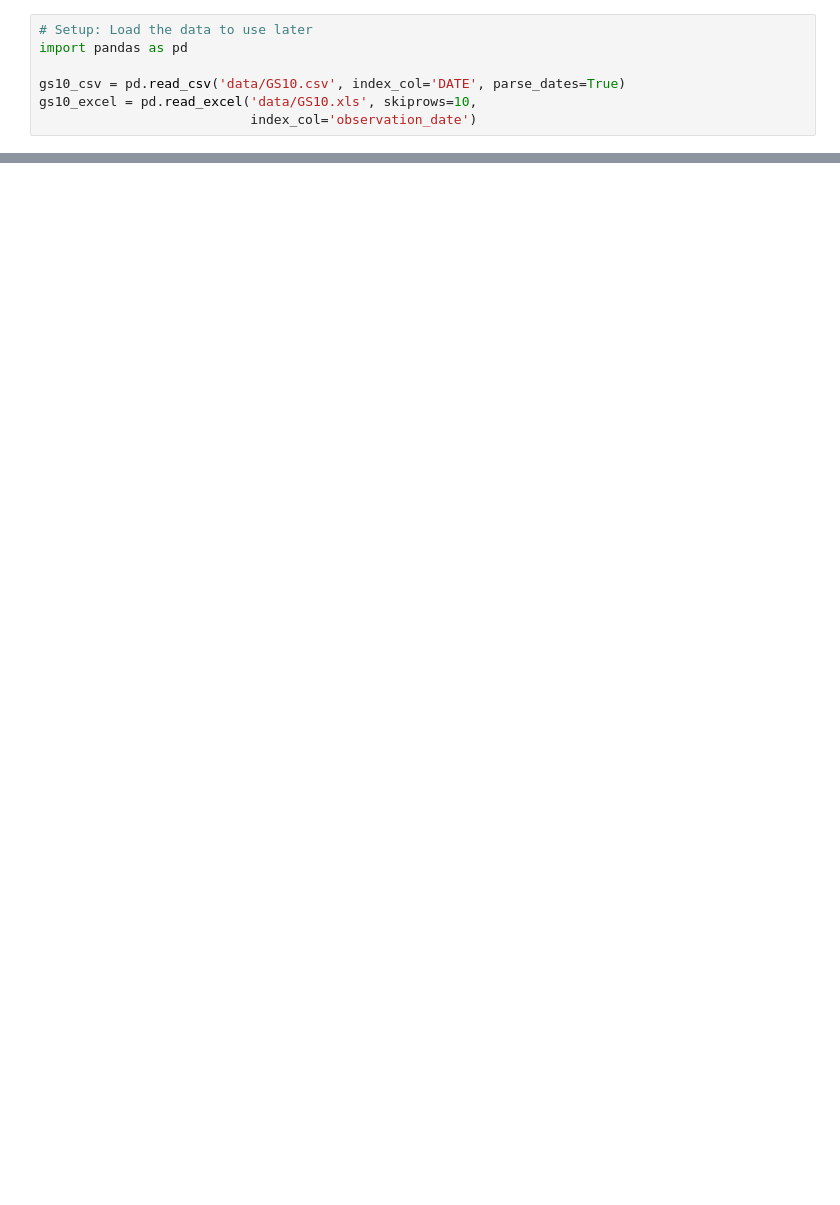
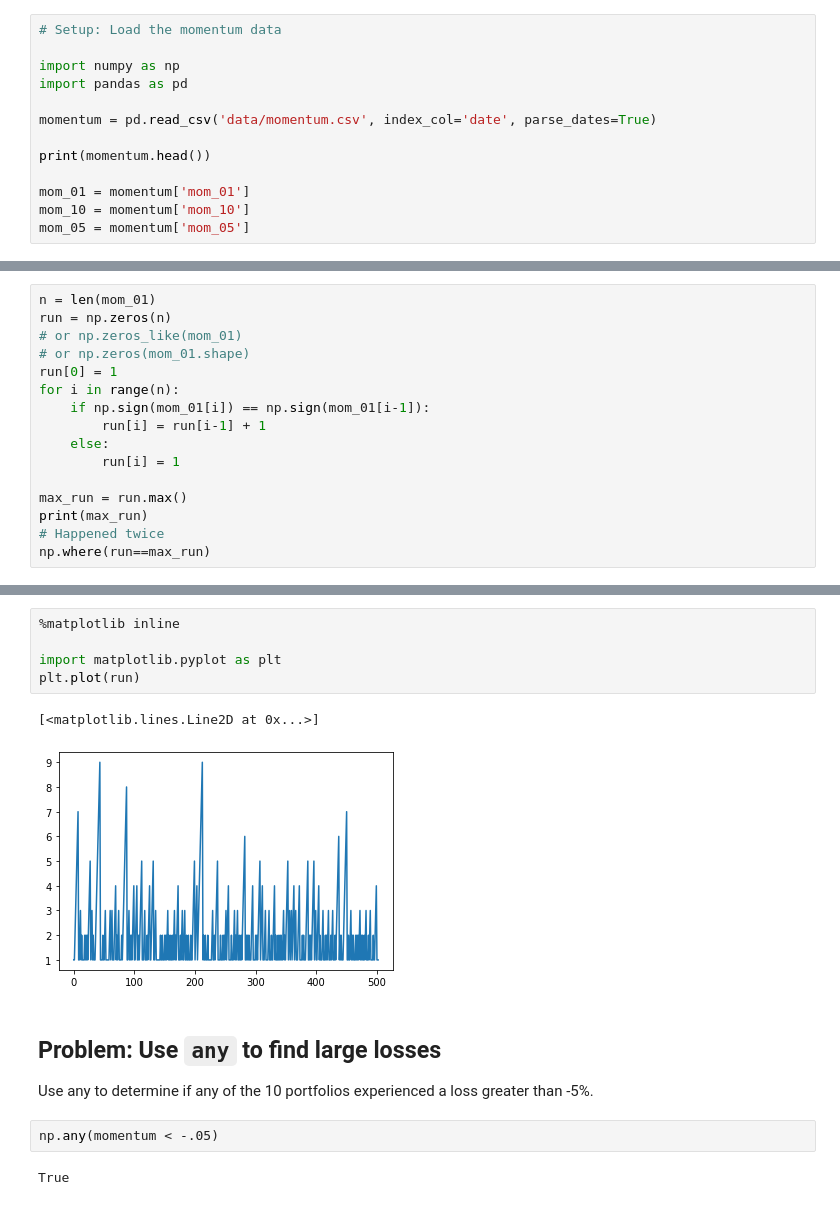
Before and after one commit to bashtage/python-introduction, a Jupyter notebook: solutions/lesson-15.ipynb, the cells around one changed output, grey strips where cells are left out. Cells and saved outputs as stored; diff of their text form; blank space fills up the shorter version.

```diff
--- a/solutions/lesson-15.ipynb
+++ b/solutions/lesson-15.ipynb
@@ -9,7 +10,13 @@ This first block loads the data that was used in the previous lesson.
 # %%
-# Setup: Load the data to use later
+# Setup: Load the momentum data
+
+import numpy as np
 import pandas as pd
 
-gs10_csv = pd.read_csv('data/GS10.csv', index_col='DATE', parse_dates=True)
-gs10_excel = pd.read_excel('data/GS10.xls', skiprows=10,
-                           index_col='observation_date')
+momentum = pd.read_csv('data/momentum.csv', index_col='date', parse_dates=True)
+
+print(momentum.head())
+
+mom_01 = momentum['mom_01']
+mom_10 = momentum['mom_10']
+mom_05 = momentum['mom_05']
@@ -113,0 +101,16 @@ observation_date
+# %%
+n = len(mom_01)
+run = np.zeros(n)
+# or np.zeros_like(mom_01)
+# or np.zeros(mom_01.shape)
+run[0] = 1
+for i in range(n):
+    if np.sign(mom_01[i]) == np.sign(mom_01[i-1]):
+        run[i] = run[i-1] + 1
+    else:
+        run[i] = 1
+
+max_run = run.max()
+print(max_run)
+# Happened twice
+np.where(run==max_run)
@@ -113,0 +129,17 @@ observation_date
+# %%
+%matplotlib inline
+
+import matplotlib.pyplot as plt
+plt.plot(run)
+# %% [output]
+[<matplotlib.lines.Line2D at 0x...>]
+[figure, added]
+# %% [markdown]
+## Problem: Use `any` to find large losses
+
+Use any to determine if any of the 10 portfolios experienced a loss
+greater than -5%.
+# %%
+np.any(momentum < -.05)
+# %% [output]
+True
```
Also changed, not shown: parts of 28 cells of this notebook, 42 other files.
